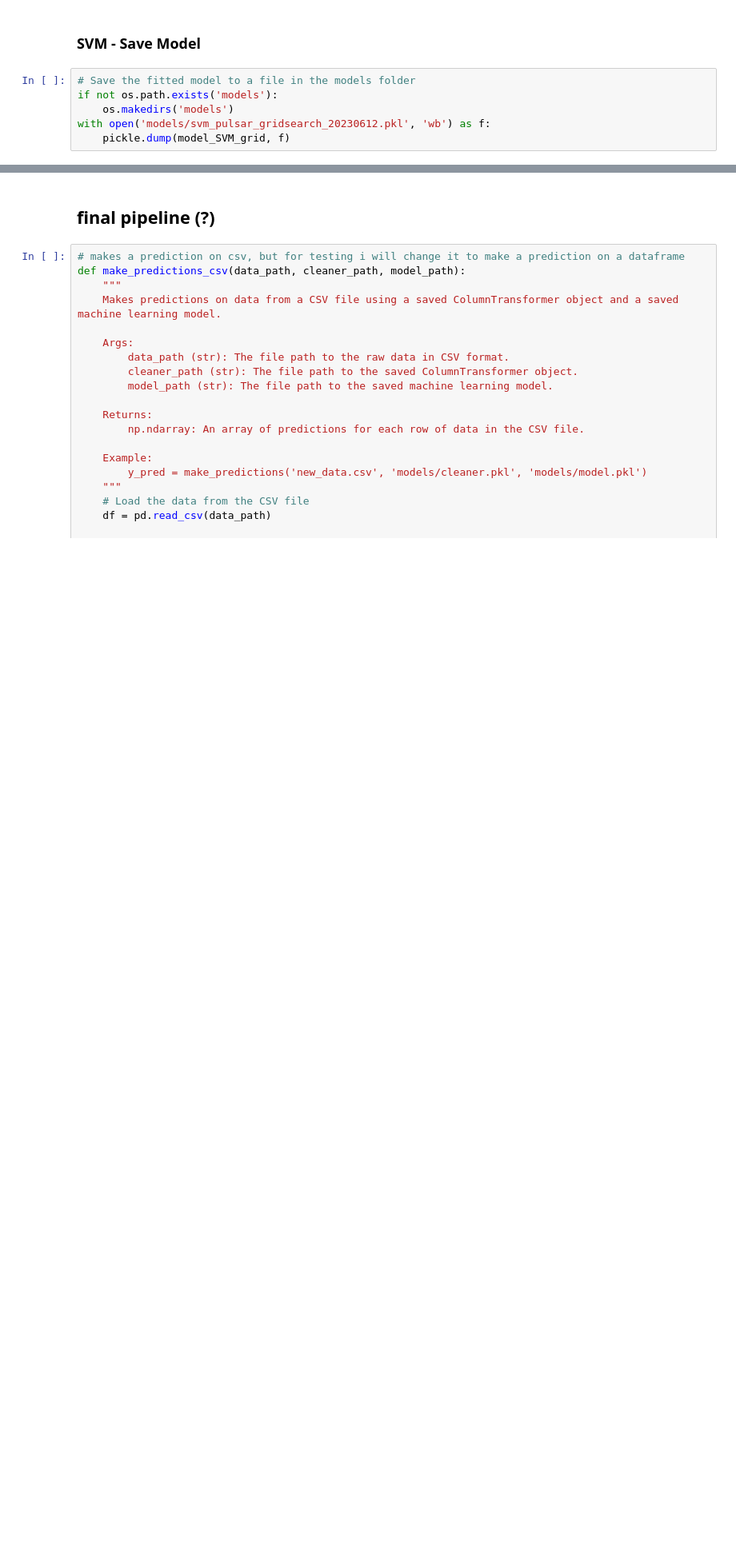
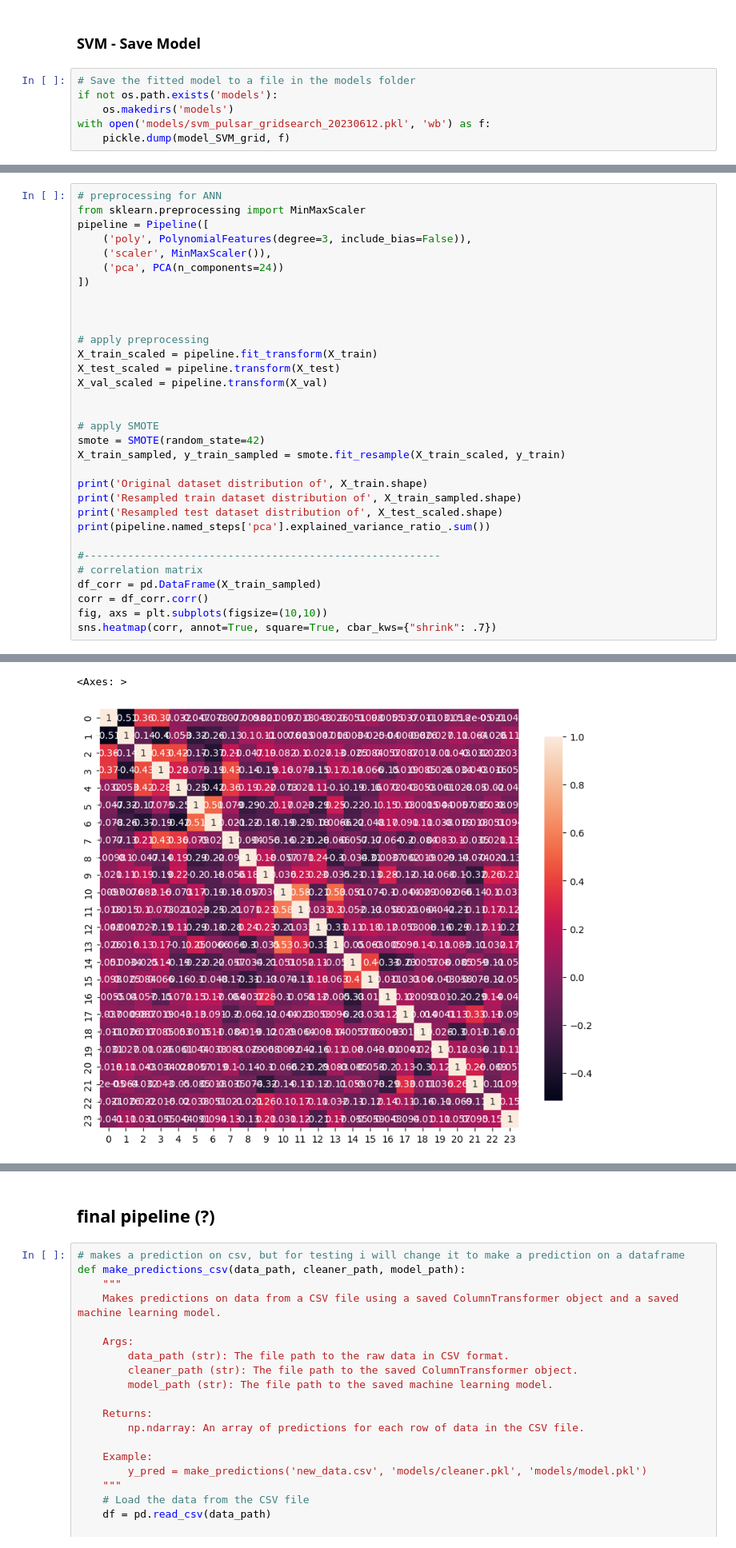
Before and after one commit to daistmarco/PredictingPulsarStar, a Jupyter notebook: PredictingPulsarStar-combined.ipynb, the cells around one changed output, grey strips where cells are left out. Shown at 80% size. Drawn from its saved outputs; the diff is of its cells as text; blank space fills up the shorter version.

```diff
--- a/PredictingPulsarStar-combined.ipynb
+++ b/PredictingPulsarStar-combined.ipynb
@@ -1153,0 +1041,33 @@ pd.DataFrame(model_results)
+# %%
+# preprocessing for ANN
+from sklearn.preprocessing import MinMaxScaler
+pipeline = Pipeline([
+    ('poly', PolynomialFeatures(degree=3, include_bias=False)),
+    ('scaler', MinMaxScaler()),
+    ('pca', PCA(n_components=24))
+])
+
+
+
+# apply preprocessing
+X_train_scaled = pipeline.fit_transform(X_train)
+X_test_scaled = pipeline.transform(X_test)
+X_val_scaled = pipeline.transform(X_val)
+
+
+# apply SMOTE
+smote = SMOTE(random_state=42)
+X_train_sampled, y_train_sampled = smote.fit_resample(X_train_scaled, y_train)
+
+print('Original dataset distribution of', X_train.shape)
+print('Resampled train dataset distribution of', X_train_sampled.shape)
+print('Resampled test dataset distribution of', X_test_scaled.shape)
+print(pipeline.named_steps['pca'].explained_variance_ratio_.sum())
+
+#---------------------------------------------------------
+# correlation matrix
+df_corr = pd.DataFrame(X_train_sampled)
+corr = df_corr.corr()
+fig, axs = plt.subplots(figsize=(10,10))
+sns.heatmap(corr, annot=True, square=True, cbar_kws={"shrink": .7})
+# %% [output]
@@ -1153,0 +1078,2 @@ pd.DataFrame(model_results)
+<Axes: >
+[figure, added]
```
Also changed, not shown: parts of 39 cells of this notebook.
